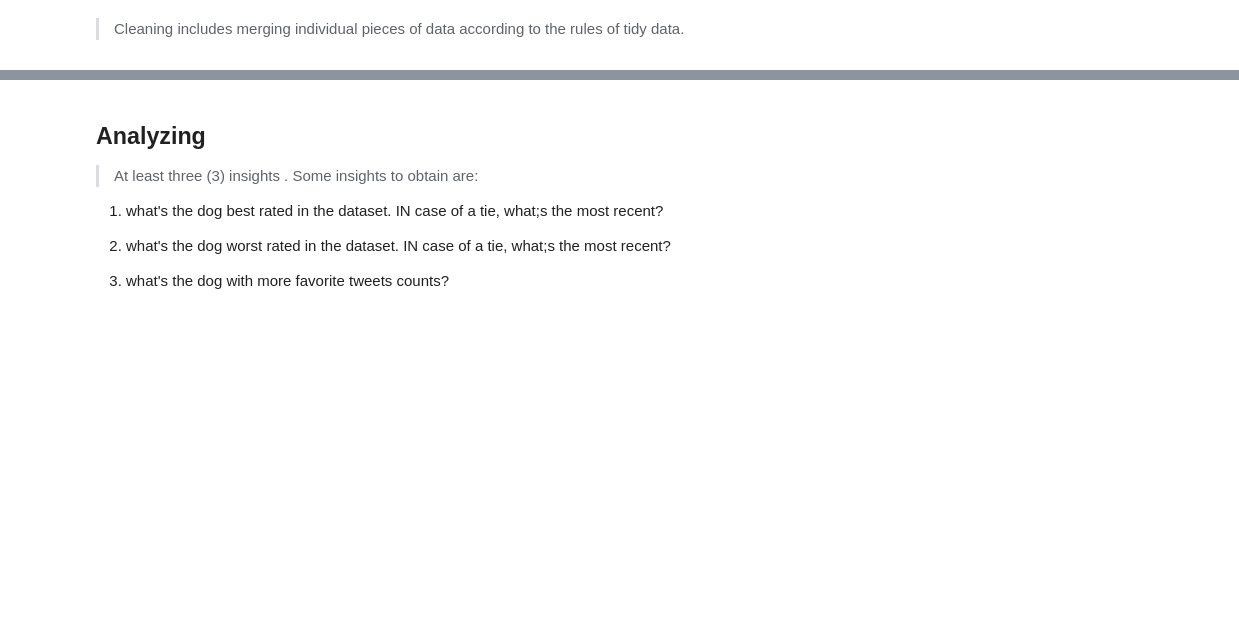
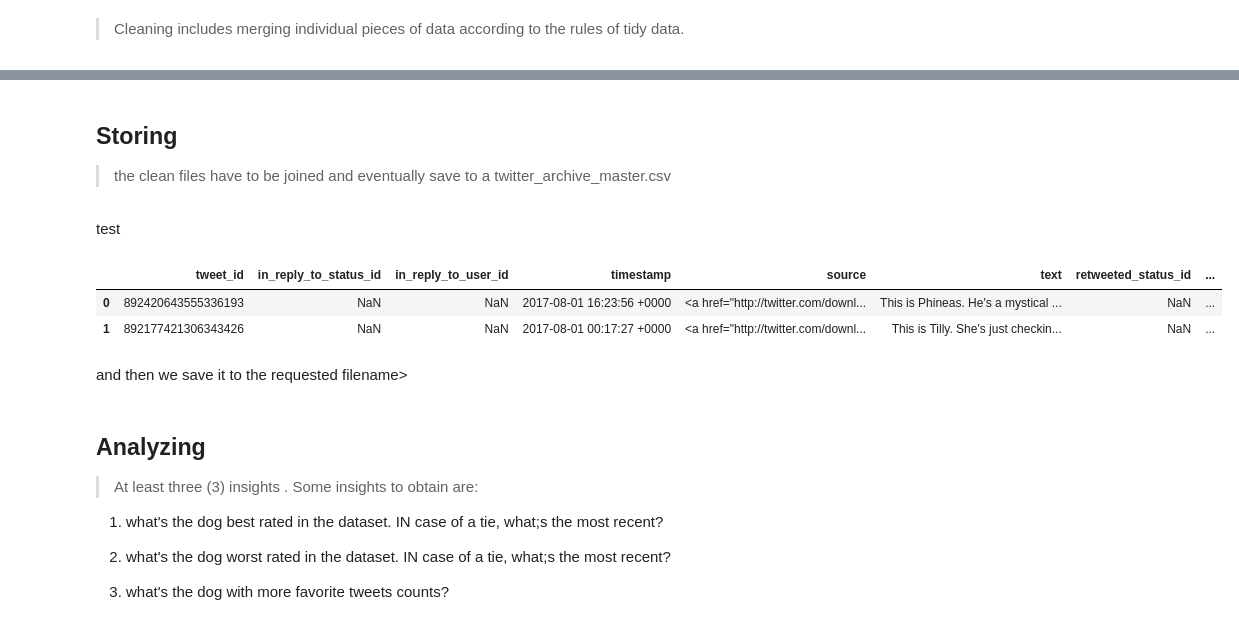
Before and after one commit to omendezmorales/Project4, a Jupyter notebook: wrangle_act.ipynb, the cells around one changed output, grey strips where cells are left out. Saved outputs shown, nothing was run; the diff lists cells and outputs as text; code cells hidden in the pictures; blank space fills up the shorter version.

```diff
--- a/wrangle_act.ipynb
+++ b/wrangle_act.ipynb
@@ -326,0 +378,9 @@ json_clean_df = json_df
+# %%
+json_clean_df.drop(labels= ['created_at', 'id_str', 'truncated', 'display_text_range', 'entities',
+       'extended_entities', 'source', 'in_reply_to_status_id',
+       'in_reply_to_status_id_str', 'in_reply_to_user_id',
+       'in_reply_to_user_id_str', 'in_reply_to_screen_name', 'user', 'geo',
+       'coordinates', 'place', 'contributors', 'is_quote_status', 'favorited',
+       'retweeted', 'possibly_sensitive', 'possibly_sensitive_appealable',
+       'lang', 'retweeted_status', 'quoted_status_id', 'quoted_status_id_str',
+       'quoted_status_permalink', 'quoted_status'], inplace= True, axis=1)
@@ -326,0 +405,2 @@ json_clean_df = json_df
+# %%
+json_clean_df.rename(columns={"id": "tweet_id"}, inplace=True)
@@ -326,0 +423,18 @@ json_clean_df = json_df
+# %% [markdown]
+## Storing ##
+> the clean files have to be joined and eventually save to a twitter_archive_master.csv
+# %%
+#merge  archive_clean_df with json_clean_d
+master_df = archive_clean_df.merge(json_clean_df, how = 'left', right_on='tweet_id', left_on= 'tweet_id')
+
+#join images_clean_df to archive_clean_df
+# %% [markdown]
+test
+# %%
+master_df.head(2)
+# %% [output]
+|  | tweet_id | in_reply_to_status_id | in_reply_to_user_id | timestamp | source | text | retweeted_status_id | ... |
+| 0 | 892420643555336193 | NaN | NaN | 2017-08-01 16:23:56 +0000 | <a href="http://twitter.com/downl... | This is Phineas. He's a mystical ... | NaN | ... |
+| 1 | 892177421306343426 | NaN | NaN | 2017-08-01 00:17:27 +0000 | <a href="http://twitter.com/downl... | This is Tilly. She's just checkin... | NaN | ... |
+# %% [markdown]
+and then we save it to the requested filename>
```
Also changed, not shown: parts of 14 cells of this notebook, 1 other file.
